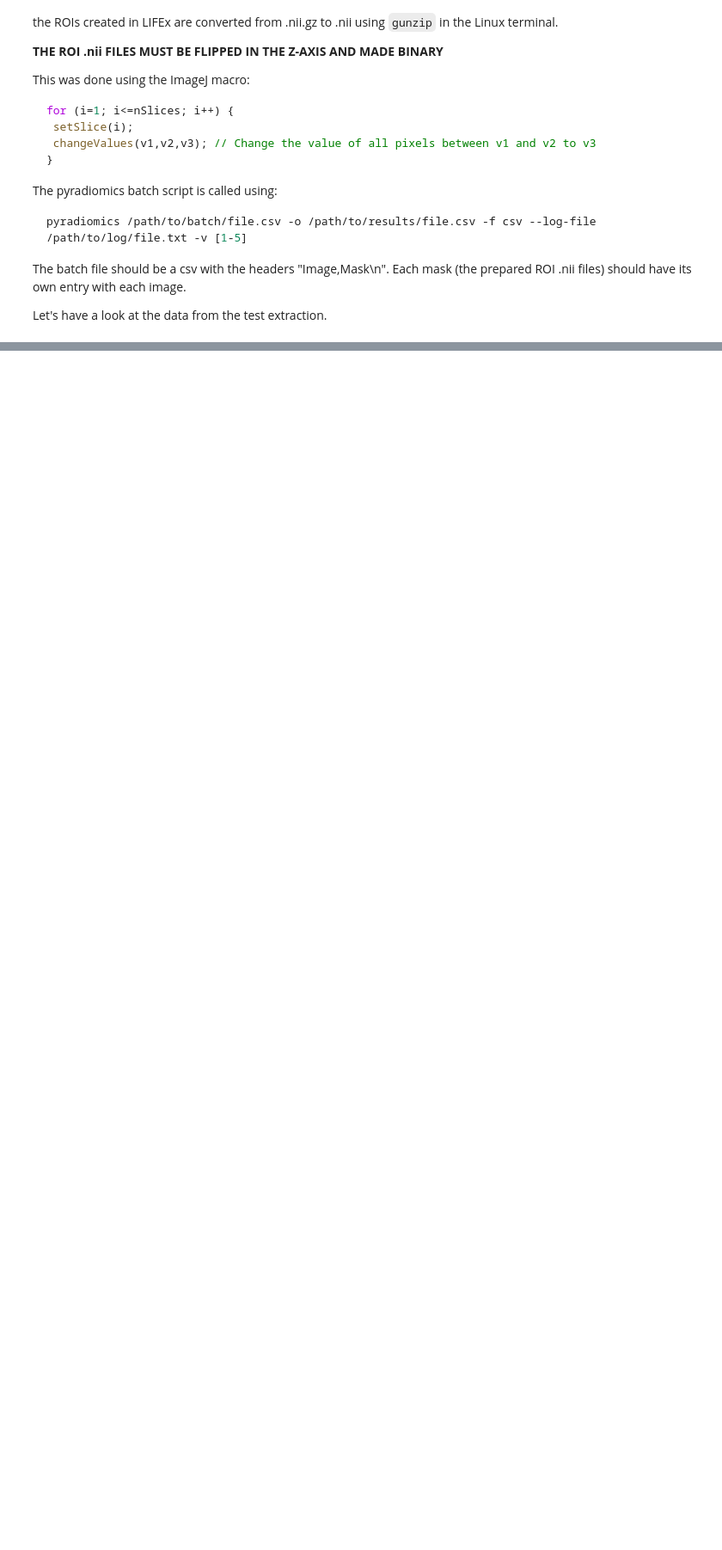
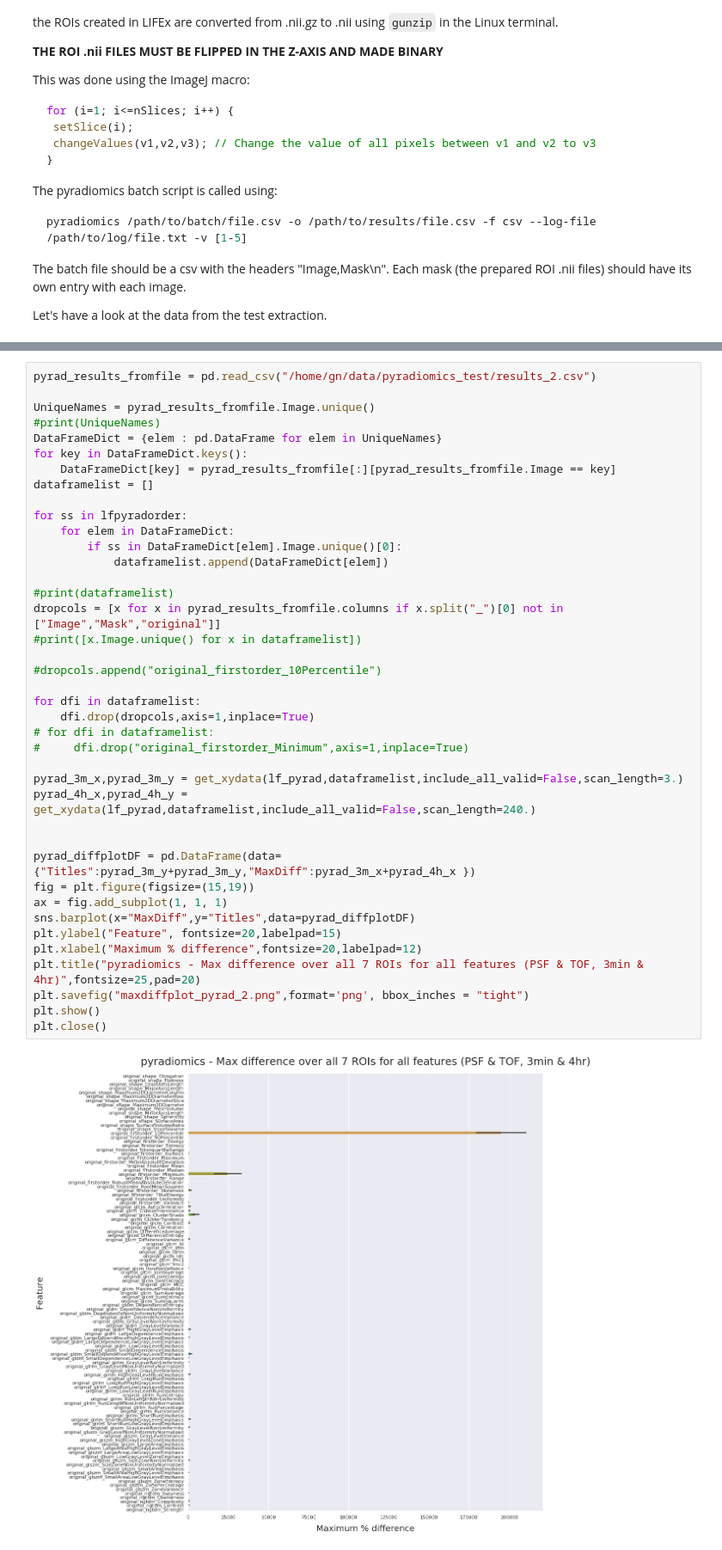
Before and after one commit to gnee-git/e7_validation, a Jupyter notebook: e7_validation_pt3.ipynb, the cells around one changed output, grey strips where cells are left out. Shown at 86% size. Cells and saved outputs as stored; diff of their text form; blank space fills up the shorter version.

```diff
--- a/e7_validation_pt3.ipynb
+++ b/e7_validation_pt3.ipynb
@@ -151,0 +170,42 @@ ValueError: Neither the `x` nor `y` variable appears to be numeric.
+# %%
+pyrad_results_fromfile = pd.read_csv("/home/gn/data/pyradiomics_test/results_2.csv")
+
+UniqueNames = pyrad_results_fromfile.Image.unique()
+#print(UniqueNames)
+DataFrameDict = {elem : pd.DataFrame for elem in UniqueNames}
+for key in DataFrameDict.keys():
+    DataFrameDict[key] = pyrad_results_fromfile[:][pyrad_results_fromfile.Image == key]
+dataframelist = []
+
+for ss in lfpyradorder:
+    for elem in DataFrameDict:
+        if ss in DataFrameDict[elem].Image.unique()[0]:
+            dataframelist.append(DataFrameDict[elem])
+
+#print(dataframelist)
+dropcols = [x for x in pyrad_results_fromfile.columns if x.split("_")[0] not in ["Image","Mask","original"]]
+#print([x.Image.unique() for x in dataframelist])
+
+#dropcols.append("original_firstorder_10Percentile")
+
+for dfi in dataframelist:
+    dfi.drop(dropcols,axis=1,inplace=True)
+# for dfi in dataframelist:
+#     dfi.drop("original_firstorder_Minimum",axis=1,inplace=True)
+
+pyrad_3m_x,pyrad_3m_y = get_xydata(lf_pyrad,dataframelist,include_all_valid=False,scan_length=3.)
+pyrad_4h_x,pyrad_4h_y = get_xydata(lf_pyrad,dataframelist,include_all_valid=False,scan_length=240.)
+
+
+pyrad_diffplotDF = pd.DataFrame(data={"Titles":pyrad_3m_y+pyrad_3m_y,"MaxDiff":pyrad_3m_x+pyrad_4h_x })
+fig = plt.figure(figsize=(15,19))
+ax = fig.add_subplot(1, 1, 1)
+sns.barplot(x="MaxDiff",y="Titles",data=pyrad_diffplotDF)
+plt.ylabel("Feature", fontsize=20,labelpad=15)
+plt.xlabel("Maximum % difference",fontsize=20,labelpad=12)
+plt.title("pyradiomics - Max difference over all 7 ROIs for all features (PSF & TOF, 3min & 4hr)",fontsize=25,pad=20)
+plt.savefig("maxdiffplot_pyrad_2.png",format='png', bbox_inches = "tight")
+plt.show()
+plt.close()
+# %% [output]
+[figure, added]
```
Also changed, not shown: parts of 3 cells of this notebook, 1 other file.
